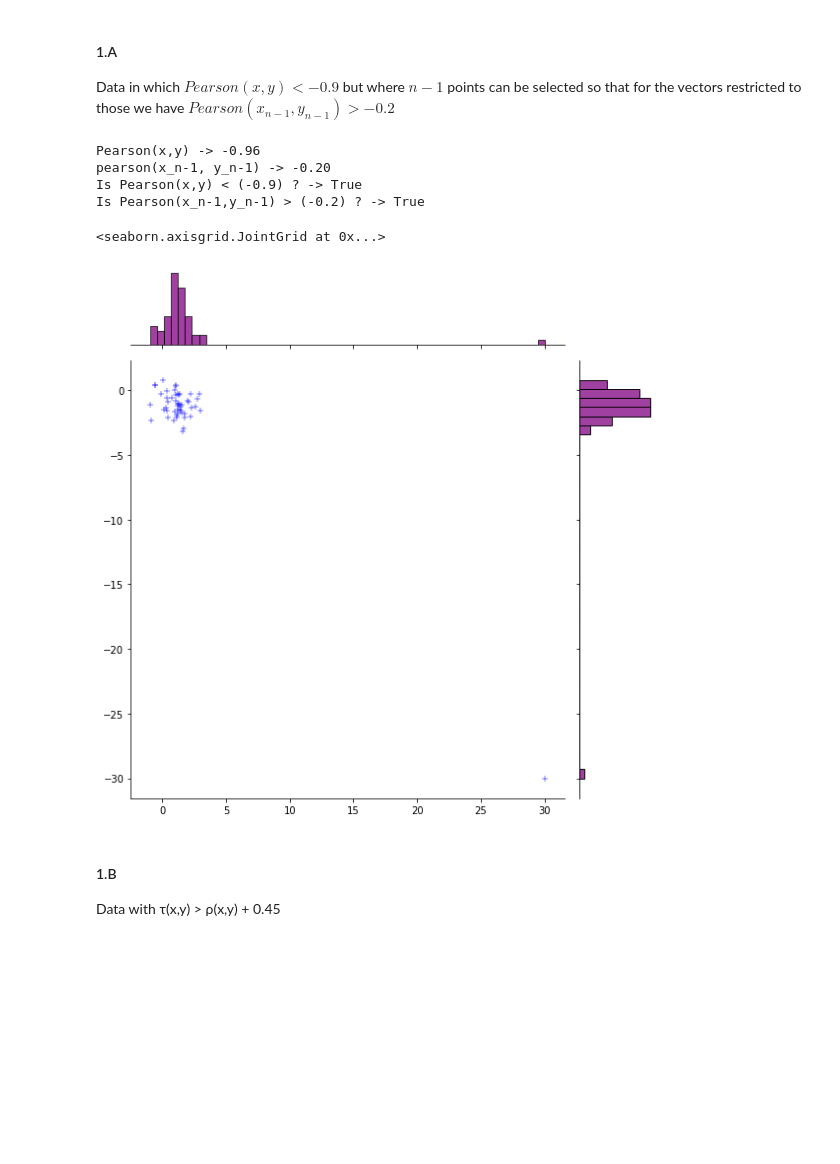
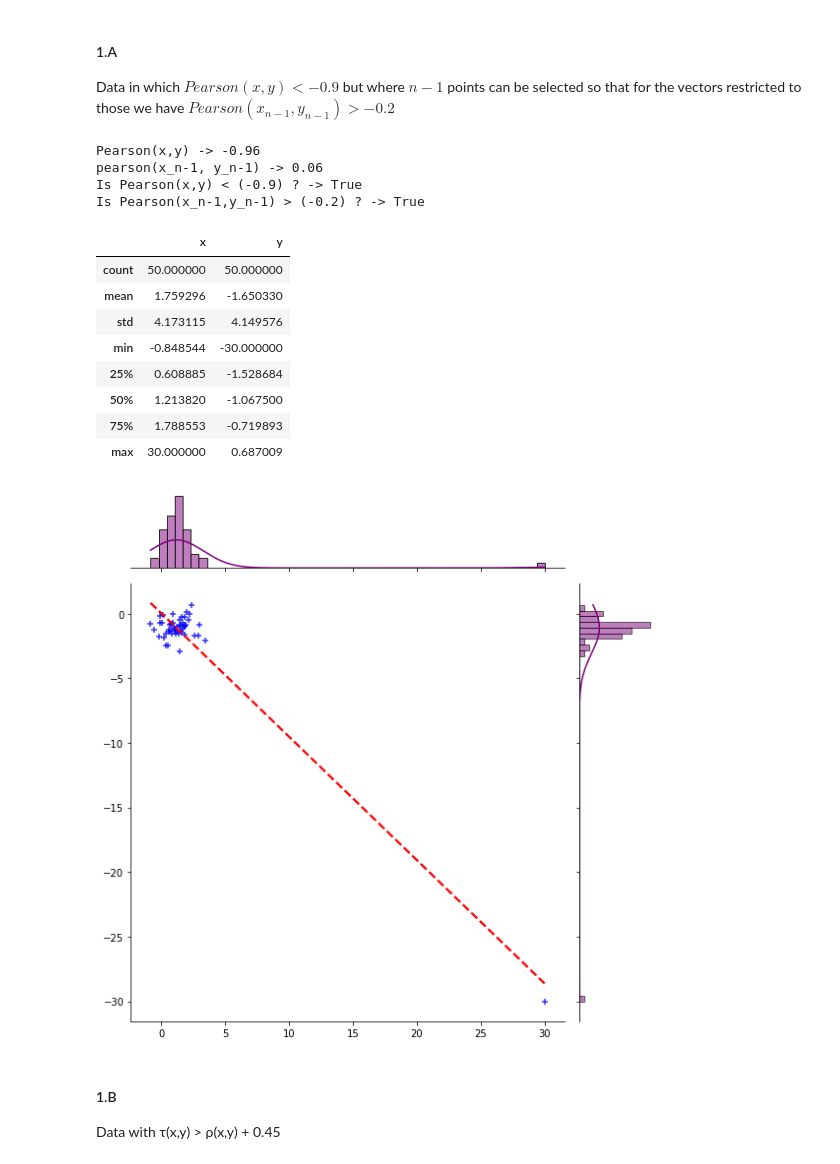
Before and after one commit to Omergral/Statistics_DataAnalysis_Msc, a Jupyter notebook: HW/HW3/HW3.ipynb, the cells around one changed output. Cells and saved outputs as stored; diff of their text form; code cells hidden in the pictures; blank space fills up the shorter version.

```diff
--- a/HW/HW3/HW3.ipynb
+++ b/HW/HW3/HW3.ipynb
@@ -41,33 +43,43 @@ Data in which  $Pearson(x,y) < -0.9$ but where $n-1$ points can be selected so t
 # %%
 pears = -0.3
 
 while pears < -0.2:
     mu = [1, -1]
     sigma = [[0.8, -0.05],[-0.05, 0.8]]
     X = mvnorm(mu, sigma)
-    r = X.rvs(size=50)
+    r = X.rvs(size=49)
     r[:,0][-2] = 1.2
     r[:,1][-2] = -1
     x = r[:,0]
     y = r[:,1]
     pears = pearsonr(x,y)[0]
 
 x = np.append(x, 30)
 y = np.append(y, -30)
 print(f"Pearson(x,y) -> {pearsonr(x,y)[0]:.2f}")
 print(f"pearson(x_n-1, y_n-1) -> {pearsonr(x[:-1], y[:-1])[0]:.2f}")
 print(f"Is Pearson(x,y) < (-0.9) ? -> {pearsonr(x,y)[0] < -.9}")
 print(f"Is Pearson(x_n-1,y_n-1) > (-0.2) ? -> {pearsonr(x[:-1], y[:-1])[0] > -0.2}")
-sns.jointplot(x, y, marker='+', height=8,
-              joint_kws={'color':'blue', 'ci':None},
+sns.jointplot(x, y, marker='+', height=8, kind='reg',
+              joint_kws={'color':'blue', 'ci':None, 'line_kws':{'color':'red', 'linestyle':'--'}},
               marginal_kws={'color':'purple'})
+
+pd.DataFrame(list(zip(x,y)), columns=['x','y']).describe()
 # %% [output]
 Pearson(x,y) -> -0.96
-pearson(x_n-1, y_n-1) -> -0.20
+pearson(x_n-1, y_n-1) -> 0.06
 Is Pearson(x,y) < (-0.9) ? -> True
 Is Pearson(x_n-1,y_n-1) > (-0.2) ? -> True
-<seaborn.axisgrid.JointGrid at 0x...>
+|  | x | y |
+| count | 50.000000 | 50.000000 |
+| mean | 1.759296 | -1.650330 |
+| std | 4.173115 | 4.149576 |
+| min | -0.848544 | -30.000000 |
+| 25% | 0.608885 | -1.528684 |
+| 50% | 1.213820 | -1.067500 |
+| 75% | 1.788553 | -0.719893 |
+| max | 30.000000 | 0.687009 |
-[figure, old version]
+[figure, new version]
 # %% [markdown]
 #### 1.B
 Data with τ(x,y) > ρ(x,y) + 0.45
```
Also changed, not shown: parts of 23 cells of this notebook.
